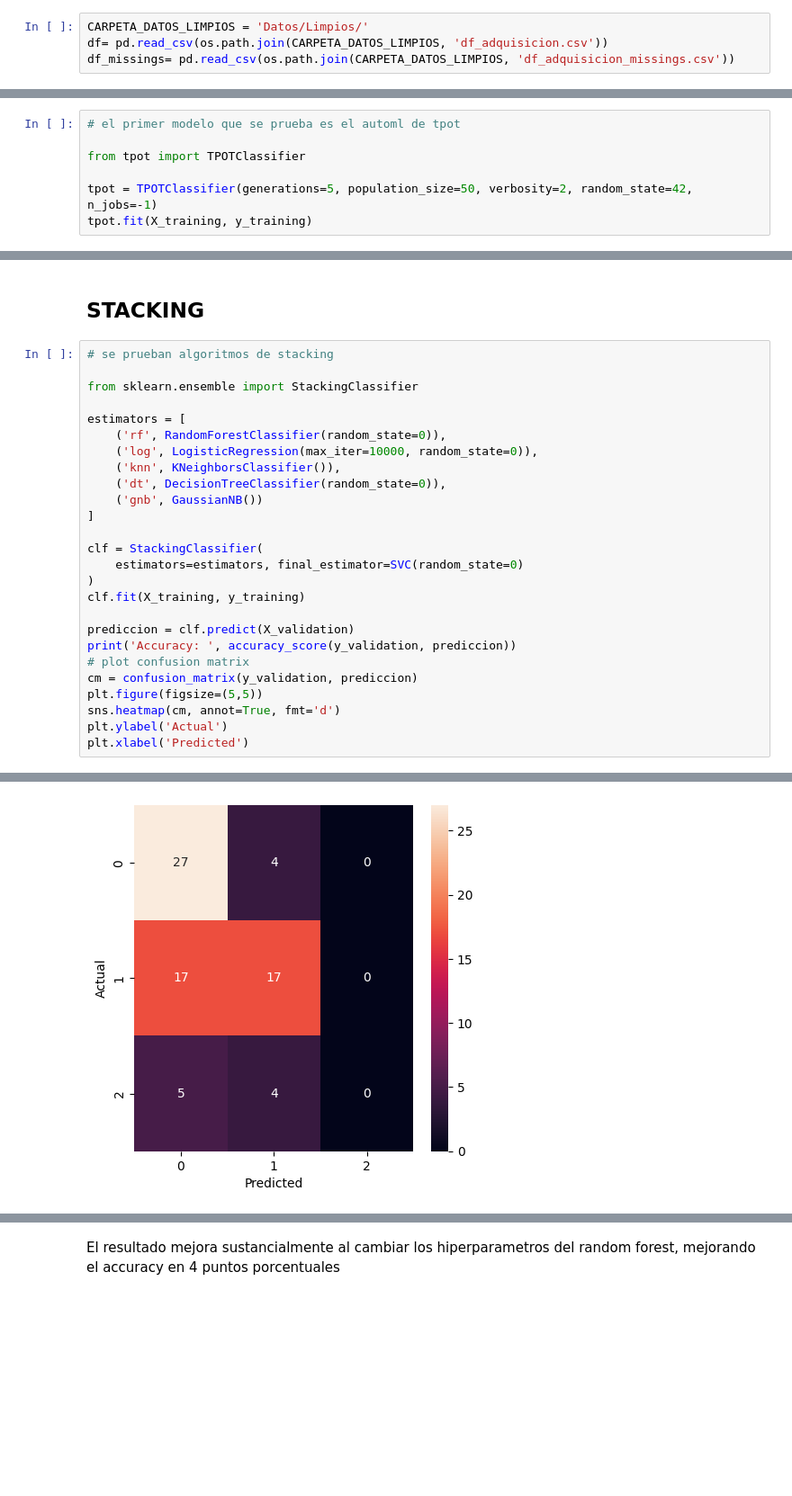
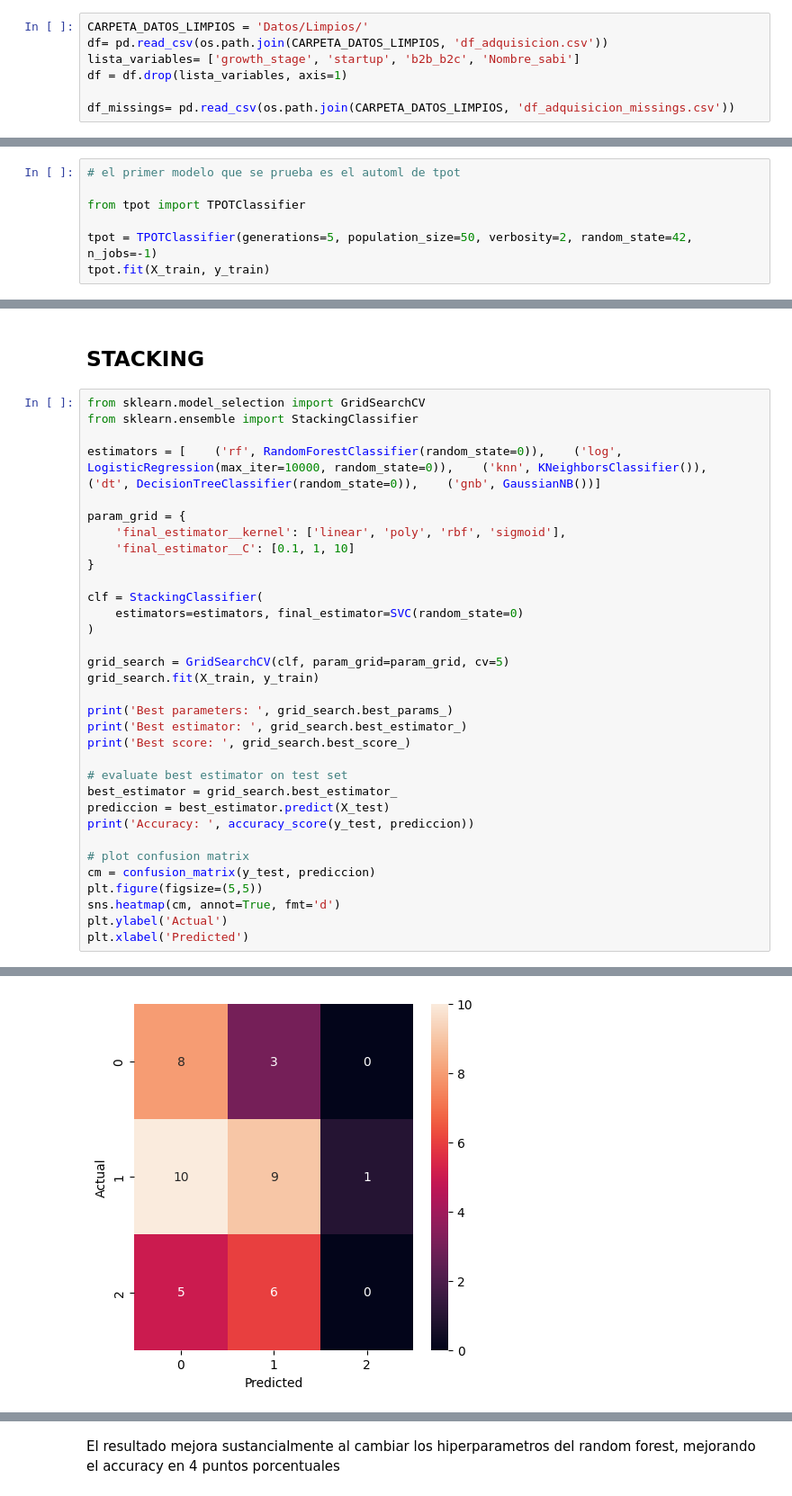
Before and after one commit to unaimleal/spri_reto_07_morado, a Jupyter notebook: modelado_adquisicion.ipynb, the cells around one changed output, grey strips where cells are left out. Shown at 90% size. Cells and saved outputs as stored; diff of their text form; blank space fills up the shorter version.

Commit message:
modelos cv

```diff
--- a/modelado_adquisicion.ipynb
+++ b/modelado_adquisicion.ipynb
@@ -12,6 +15,9 @@ warnings.filterwarnings("ignore", category=ConvergenceWarning)
 # %%
 CARPETA_DATOS_LIMPIOS = 'Datos/Limpios/'
 df= pd.read_csv(os.path.join(CARPETA_DATOS_LIMPIOS, 'df_adquisicion.csv'))
+lista_variables= ['growth_stage', 'startup', 'b2b_b2c', 'Nombre_sabi']
+df = df.drop(lista_variables, axis=1)
+
 df_missings= pd.read_csv(os.path.join(CARPETA_DATOS_LIMPIOS, 'df_adquisicion_missings.csv'))
 # %% [markdown]
 # Se entrenan los modelos con el df completo
@@ -41,5 +42,5 @@ X_training, X_validation, y_training, y_validation = train_test_split(X_train, y
 from tpot import TPOTClassifier
 
 tpot = TPOTClassifier(generations=5, population_size=50, verbosity=2, random_state=42, n_jobs=-1)
-tpot.fit(X_training, y_training)
+tpot.fit(X_train, y_train)
 # %% [output]
@@ -129,27 +110,34 @@ Los modelos que mejor funcionan son el random forest y el arbol de decision
 # %% [markdown]
 ## STACKING
 # %%
-# se prueban algoritmos de stacking
-
+from sklearn.model_selection import GridSearchCV
 from sklearn.ensemble import StackingClassifier
 
-estimators = [
-    ('rf', RandomForestClassifier(random_state=0)),
-    ('log', LogisticRegression(max_iter=10000, random_state=0)),
-    ('knn', KNeighborsClassifier()),
-    ('dt', DecisionTreeClassifier(random_state=0)),
-    ('gnb', GaussianNB())
-]
+estimators = [    ('rf', RandomForestClassifier(random_state=0)),    ('log', LogisticRegression(max_iter=10000, random_state=0)),    ('knn', KNeighborsClassifier()),    ('dt', DecisionTreeClassifier(random_state=0)),    ('gnb', GaussianNB())]
+
+param_grid = {
+    'final_estimator__kernel': ['linear', 'poly', 'rbf', 'sigmoid'],
+    'final_estimator__C': [0.1, 1, 10]
+}
 
 clf = StackingClassifier(
     estimators=estimators, final_estimator=SVC(random_state=0)
 )
-clf.fit(X_training, y_training)
 
-prediccion = clf.predict(X_validation)
-print('Accuracy: ', accuracy_score(y_validation, prediccion))
+grid_search = GridSearchCV(clf, param_grid=param_grid, cv=5)
+grid_search.fit(X_train, y_train)
+
+print('Best parameters: ', grid_search.best_params_)
+print('Best estimator: ', grid_search.best_estimator_)
+print('Best score: ', grid_search.best_score_)
+
+# evaluate best estimator on test set
+best_estimator = grid_search.best_estimator_
+prediccion = best_estimator.predict(X_test)
+print('Accuracy: ', accuracy_score(y_test, prediccion))
+
 # plot confusion matrix
-cm = confusion_matrix(y_validation, prediccion)
+cm = confusion_matrix(y_test, prediccion)
 plt.figure(figsize=(5,5))
 sns.heatmap(cm, annot=True, fmt='d')
 plt.ylabel('Actual')
@@ -159,2 +157,2 @@ Accuracy:  0.5945945945945946
 Text(0.5, 25.722222222222214, 'Predicted')
-[figure, old version]
+[figure, new version]
```
Also changed, not shown: parts of 25 cells of this notebook, 1 other file.
